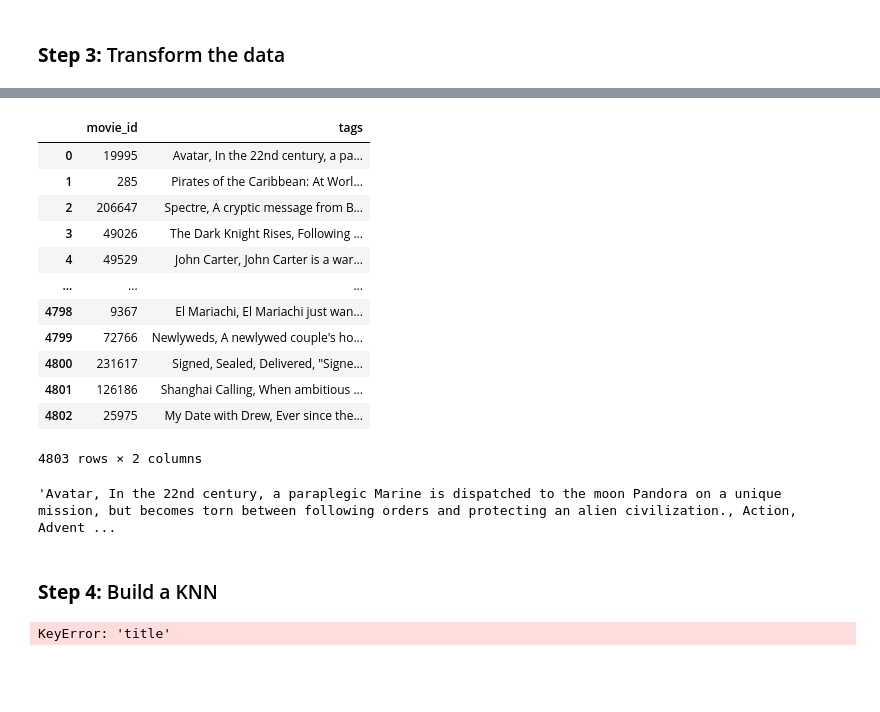
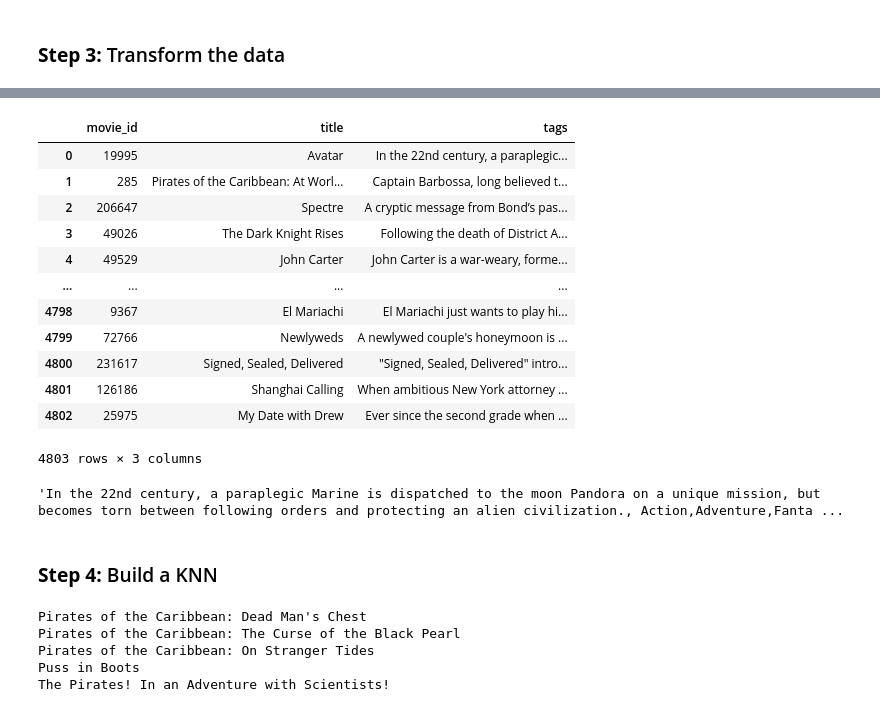
Before and after one commit to fevc08/k-nearest_neighbors_project, a Jupyter notebook: src/explore.ipynb, the cells around one changed output, grey strips where cells are left out. Cells and saved outputs as stored; diff of their text form; code cells hidden in the pictures; blank space fills up the shorter version.

Commit message:
Predictor created

```diff
--- a/src/explore.ipynb
+++ b/src/explore.ipynb
@@ -248,6 +248,12 @@ def extract_director_name(json_str):
 
 tmdb_movies_df['crew'] = tmdb_movies_df['crew'].apply(extract_director_name)
 
+# Remove spaces between words
+tmdb_movies_df['genres'] = tmdb_movies_df['genres'].str.replace(' ', '')
+tmdb_movies_df['casting'] = tmdb_movies_df['casting'].str.replace(' ', '')
+tmdb_movies_df['crew'] = tmdb_movies_df['crew'].str.replace(' ', '')
+tmdb_movies_df['keywords'] = tmdb_movies_df['keywords'].str.replace(' ', '')
+
 # Display the tmbd_movies_df
 tmdb_movies_df.head()
 # %% [output]
@@ -260,27 +266,27 @@ tmdb_movies_df.head()
 # %%
 # Reduce our dataset by combining all of our previous converted columns into a single column called tags
-tmdb_movies_df['tags'] = tmdb_movies_df['title'] + ', ' + tmdb_movies_df['overview'] + ', ' + tmdb_movies_df['genres'] + ', ' + tmdb_movies_df['keywords'] + ', ' + tmdb_movies_df['casting'] + ', ' + tmdb_movies_df['crew']
-tmdb_movies_df = tmdb_movies_df.drop(columns=['title', 'genres', 'casting', 'crew', 'keywords', 'overview'])
+tmdb_movies_df['tags'] = tmdb_movies_df['overview'] + ', ' + tmdb_movies_df['genres'] + ', ' + tmdb_movies_df['keywords'] + ', ' + tmdb_movies_df['casting'] + ', ' + tmdb_movies_df['crew']
+tmdb_movies_df = tmdb_movies_df.drop(columns=['genres', 'casting', 'crew', 'keywords', 'overview'])
 tmdb_movies_df.to_csv('../data/processed/transformed_tmbd_movies_df.csv')
 tmdb_movies_df.to_sql('tmdb_movies_clean', con = engine, if_exists = 'replace')
 tmdb_movies_df
 # %% [output]
-|  | movie_id | tags |
-| 0 | 19995 | Avatar, In the 22nd century, a pa... |
-| 1 | 285 | Pirates of the Caribbean: At Worl... |
-| 2 | 206647 | Spectre, A cryptic message from B... |
-| 3 | 49026 | The Dark Knight Rises, Following ... |
-| 4 | 49529 | John Carter, John Carter is a war... |
-| ... | ... | ... |
-| 4798 | 9367 | El Mariachi, El Mariachi just wan... |
-| 4799 | 72766 | Newlyweds, A newlywed couple's ho... |
-| 4800 | 231617 | Signed, Sealed, Delivered, "Signe... |
-| 4801 | 126186 | Shanghai Calling, When ambitious ... |
-| 4802 | 25975 | My Date with Drew, Ever since the... |
+|  | movie_id | title | tags |
+| 0 | 19995 | Avatar | In the 22nd century, a paraplegic... |
+| 1 | 285 | Pirates of the Caribbean: At Worl... | Captain Barbossa, long believed t... |
+| 2 | 206647 | Spectre | A cryptic message from Bond’s pas... |
+| 3 | 49026 | The Dark Knight Rises | Following the death of District A... |
+| 4 | 49529 | John Carter | John Carter is a war-weary, forme... |
+| ... | ... | ... | ... |
+| 4798 | 9367 | El Mariachi | El Mariachi just wants to play hi... |
+| 4799 | 72766 | Newlyweds | A newlywed couple's honeymoon is ... |
+| 4800 | 231617 | Signed, Sealed, Delivered | "Signed, Sealed, Delivered" intro... |
+| 4801 | 126186 | Shanghai Calling | When ambitious New York attorney ... |
+| 4802 | 25975 | My Date with Drew | Ever since the second grade when ... |
-4803 rows × 2 columns
+4803 rows × 3 columns
 # %%
 tmdb_movies_df['tags'][0]
 # %% [output]
-'Avatar, In the 22nd century, a paraplegic Marine is dispatched to the moon Pandora on a unique mission, but becomes torn between following orders and protecting an alien civilization., Action, Advent ...
+'In the 22nd century, a paraplegic Marine is dispatched to the moon Pandora on a unique mission, but becomes torn between following orders and protecting an alien civilization., Action,Adventure,Fanta ...
 # %% [markdown]
 ### **Step 4:** Build a KNN
@@ -294,4 +293,11 @@ similarity = cosine_similarity(vectors)
 # %%
+# Transform the text into a word count matrix
+vec_model = CountVectorizer(stop_words='english')
+vectors = vec_model.fit_transform(tmdb_movies_df['tags'].values.astype('U'))
+
+# Calculate cosine similarity
+similarity = cosine_similarity(vectors)
+
 # Define the function to predict the movie
 def recommend(movie_title):
     movie_index = tmdb_movies_df[tmdb_movies_df["title"] == movie_title].index[0]
@@ -300,8 +306,12 @@ def recommend(movie_title):
 
     for i in movie_list:
         print(tmdb_movies_df.iloc[i[0]].title)
+
+# Predict the movie
+recommend("Pirates of the Caribbean: At World's End")
+# %% [output]
+Pirates of the Caribbean: Dead Man's Chest
+Pirates of the Caribbean: The Curse of the Black Pearl
+Pirates of the Caribbean: On Stranger Tides
+Puss in Boots
+The Pirates! In an Adventure with Scientists!
-# %%
-#recomend
-recommend('Avatar')
-# %% [output]
-KeyError: 'title'
```
Also changed, not shown: parts of 2 cells of this notebook, 1 other file.
